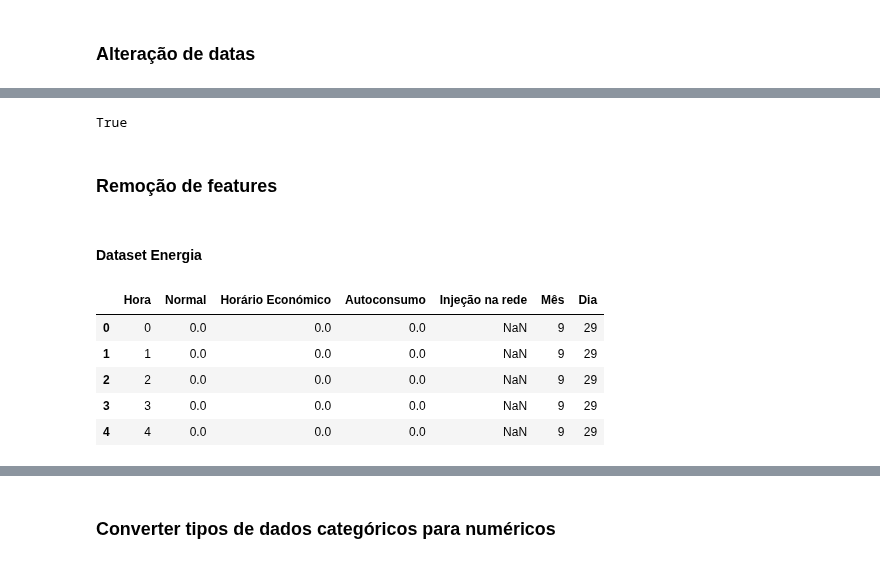
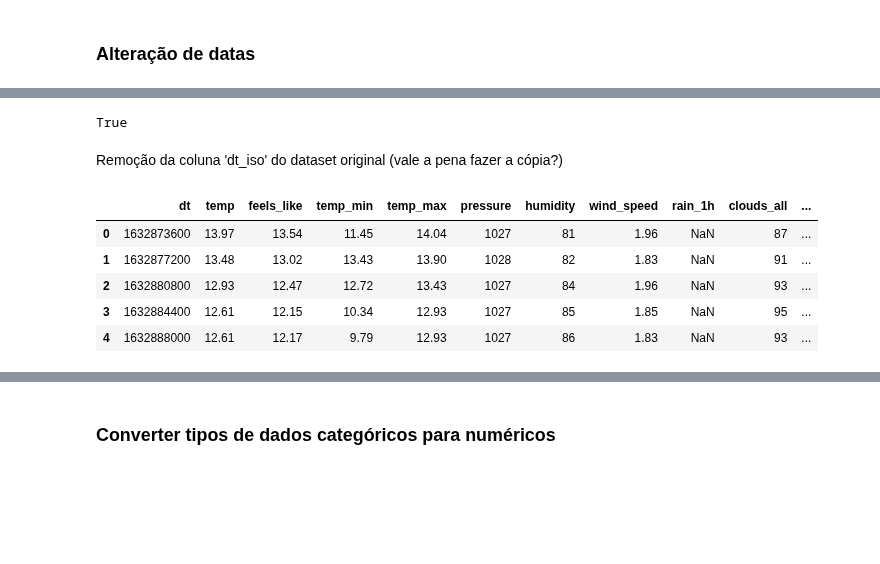
Before and after one commit to rafa2002/DAA-2324, a Jupyter notebook: Energy.ipynb, the cells around one changed output, grey strips where cells are left out. Drawn from its saved outputs; the diff is of its cells as text; code cells hidden in the pictures; blank space fills up the shorter version.

```diff
--- a/Energy.ipynb
+++ b/Energy.ipynb
@@ -332,11 +361,10 @@ e_m.describe()
 # %% [markdown]
 ### Simplificação dos nomes das features
 # %%
-# Energia 2021
-energia_2021.rename(columns={"Normal (kWh)": "Normal"}, inplace=True)
-energia_2021.rename(columns={"Horário Económico (kWh)": "Horário Económico"}, inplace=True)
-energia_2021.rename(columns={"Autoconsumo (kWh)": "Autoconsumo"}, inplace=True)
-energia_2021.rename(columns={"Injeção na rede (kWh)": "Injeção na rede"}, inplace=True)
+e_m.rename(columns={"Normal (kWh)": "Normal"}, inplace=True)
+e_m.rename(columns={"Horário Económico (kWh)": "Horário Económico"}, inplace=True)
+e_m.rename(columns={"Autoconsumo (kWh)": "Autoconsumo"}, inplace=True)
+e_m.rename(columns={"Injeção na rede (kWh)": "Injeção na rede"}, inplace=True)
 
-energia_2021.columns
+e_m.columns
 # %% [output]
@@ -357,0 +381,3 @@ Index(['Data', 'Hora', 'Normal', 'Horário Económico', 'Autoconsumo',
+# %%
+e_m.drop(['city_name','sea_level','grnd_level'], axis=1, inplace=True)
+e_m.columns
@@ -357,0 +392,3 @@ Index(['Data', 'Hora', 'Normal', 'Horário Económico', 'Autoconsumo',
+# %%
+e_m.drop(['Data_Hora','Data','Hora'], axis=1, inplace=True)
+e_m.columns
@@ -555,23 +437,16 @@ Provar que ambas as colunas são iguais
-# %%
-m_2021_3 = m_2022_1.copy()
-m_2021_3['dt'] = pd.to_datetime(m_2021_3['dt'], unit='s', utc=True)
-
-# Verificar se as colunas são exatamente iguais
-print(m_2021_3['dt'].equals(m_2021_3['dt_iso']))
-# %% [output]
-True
-# %% [markdown]
-### Remoção de features
-# %% [markdown]
-#### Dataset Energia
+# %%
+print(e_m_1['dt'].equals(e_m_1['dt_iso']))
+# %% [output]
+True
+# %% [markdown]
+Remoção da coluna 'dt_iso' do dataset original (vale a pena fazer a cópia?)
 # %%
-e_2021_1.drop(['Ano','Data'],axis=1,inplace=True)
-#e_2021_1.dropna(inplace=True)
-e_2021_1.head()
+e_m.drop(['dt_iso'], axis=1, inplace=True)
+e_m.head()
 # %% [output]
-|  | Hora | Normal | Horário Económico | Autoconsumo | Injeção na rede | Mês | Dia |
-| 0 | 0 | 0.0 | 0.0 | 0.0 | NaN | 9 | 29 |
-| 1 | 1 | 0.0 | 0.0 | 0.0 | NaN | 9 | 29 |
-| 2 | 2 | 0.0 | 0.0 | 0.0 | NaN | 9 | 29 |
-| 3 | 3 | 0.0 | 0.0 | 0.0 | NaN | 9 | 29 |
-| 4 | 4 | 0.0 | 0.0 | 0.0 | NaN | 9 | 29 |
+|  | dt | temp | feels_like | temp_min | temp_max | pressure | humidity | wind_speed | rain_1h | clouds_all | ... |
+| 0 | 1632873600 | 13.97 | 13.54 | 11.45 | 14.04 | 1027 | 81 | 1.96 | NaN | 87 | ... |
+| 1 | 1632877200 | 13.48 | 13.02 | 13.43 | 13.90 | 1028 | 82 | 1.83 | NaN | 91 | ... |
+| 2 | 1632880800 | 12.93 | 12.47 | 12.72 | 13.43 | 1027 | 84 | 1.96 | NaN | 93 | ... |
+| 3 | 1632884400 | 12.61 | 12.15 | 10.34 | 12.93 | 1027 | 85 | 1.85 | NaN | 95 | ... |
+| 4 | 1632888000 | 12.61 | 12.17 | 9.79 | 12.93 | 1027 | 86 | 1.83 | NaN | 93 | ... |
```
Also changed, not shown: parts of 53 cells of this notebook.
